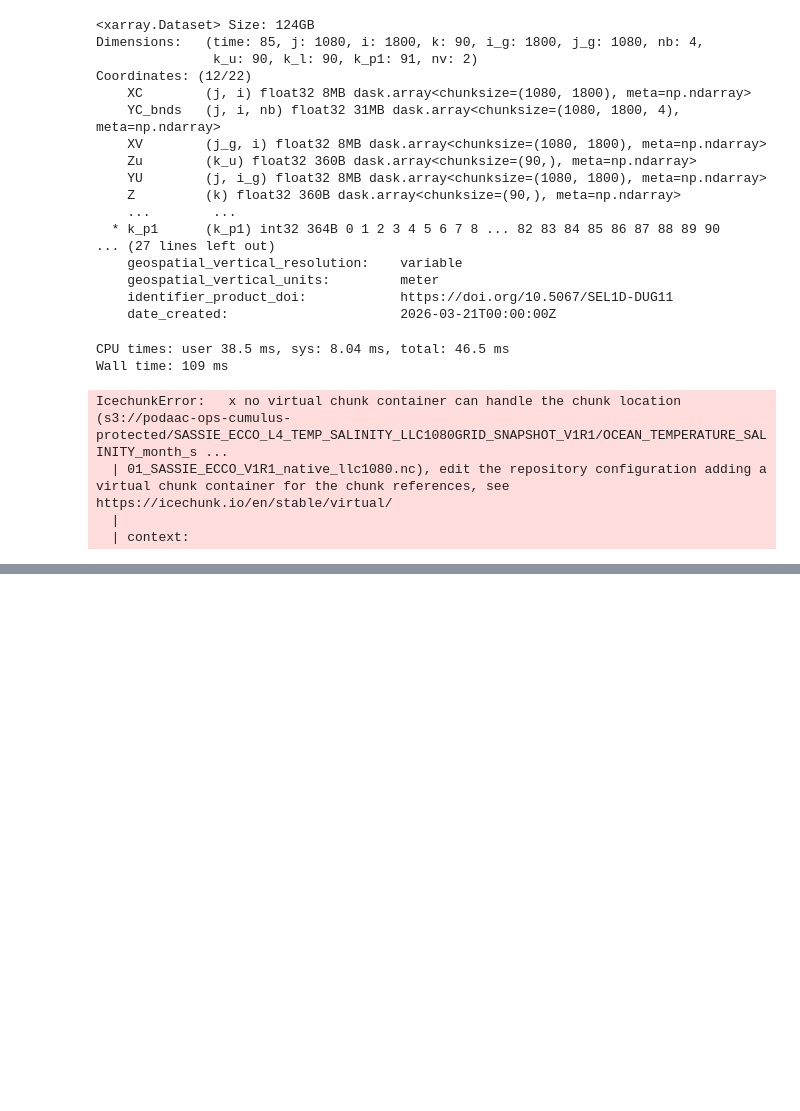
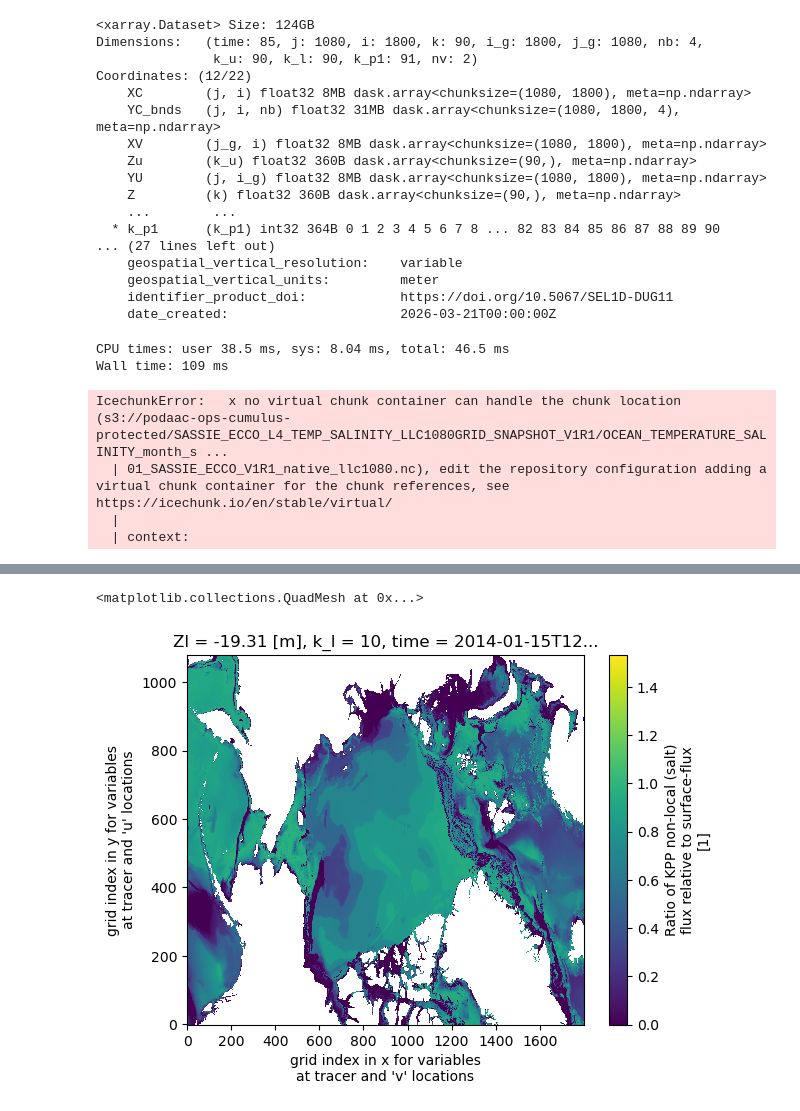
Before and after one commit to DeanHenze/cloud_earthdata, a Jupyter notebook: virtualizarr/basic_tests/sassie_ecco_vz2/vz2_sassie_ecco_par.ipynb, the cells around one changed output, grey strips where cells are left out. Drawn from its saved outputs; the diff is of its cells as text; code cells hidden in the pictures; blank space fills up the shorter version.

Commit message:
First working iteration for creating daily average composite vds.

```diff
--- a/virtualizarr/basic_tests/sassie_ecco_vz2/vz2_sassie_ecco_par.ipynb
+++ b/virtualizarr/basic_tests/sassie_ecco_vz2/vz2_sassie_ecco_par.ipynb
@@ -644,6 +651,6 @@ session.commit("Initial commit.")
 #### HTTP endpoints
 # %%
 # Create icechunk repo and session
-fname_store_httpaccess = "SASSIE_ECCO_SNAPSHOT_V1R1_ALL_https.icechunk"
-repo = create_local_icechunk_repo_httpaccess(fname_store_httpaccess, "https://archive.podaac.earthdata.nasa.gov/podaac-ops-cumulus-protected/")
+fname_store_httpaccess_daily = "SASSIE_ECCO_L4_DAILY_V1R1_ALL_https.icechunk"
+repo = create_local_icechunk_repo_httpaccess(fname_store_httpaccess_daily, "https://archive.podaac.earthdata.nasa.gov/podaac-ops-cumulus-protected/")
 session = repo.writable_session("main")
@@ -876,0 +867,4 @@ IcechunkError:   x no virtual chunk container can handle the chunk location (s3:
+# %%
+s3_creds = ea.get_s3_credentials(daac="PODAAC")
+bucket = 'podaac-ops-cumulus-protected'
+store_daily = open_local_icechunk_s3store(fname_store_s3access_daily, "s3://"+bucket, s3_creds)
@@ -876,0 +874,10 @@ IcechunkError:   x no virtual chunk container can handle the chunk location (s3:
+# %%
+%%time
+## Use it to open data on Earthdata:
+data = xr.open_zarr(
+    store_daily,
+    zarr_format=3,
+    consolidated=False,
+    chunks={},
+)
+data
@@ -876,0 +904,4 @@ IcechunkError:   x no virtual chunk container can handle the chunk location (s3:
+# %%
+%%time
+data["KPPghatK"].isel(time=0, k_l=10).plot()
+# %% [output]
@@ -876,0 +910,2 @@ IcechunkError:   x no virtual chunk container can handle the chunk location (s3:
+<matplotlib.collections.QuadMesh at 0x...>
+[figure, added]
```
Also changed, not shown: parts of 22 cells of this notebook.
